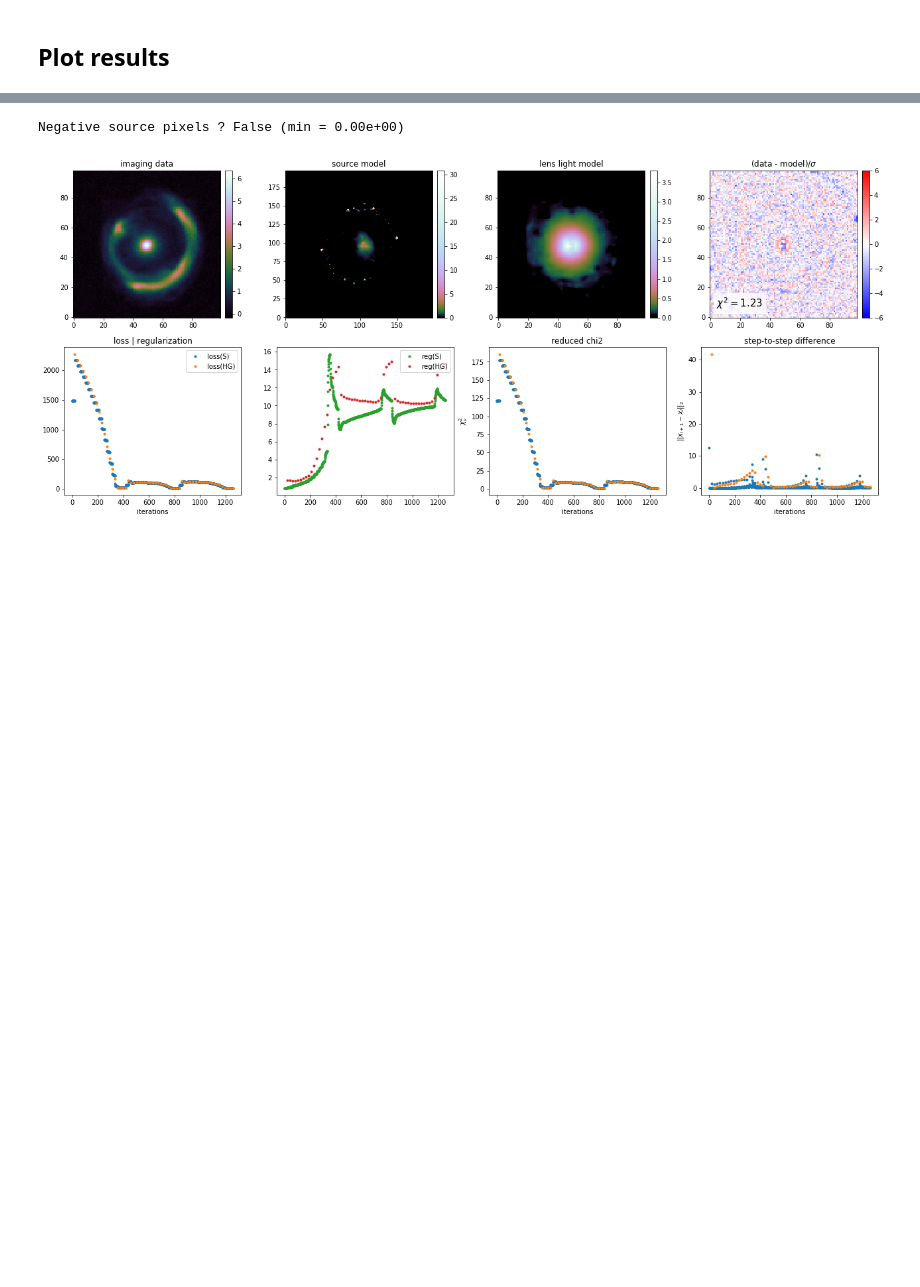
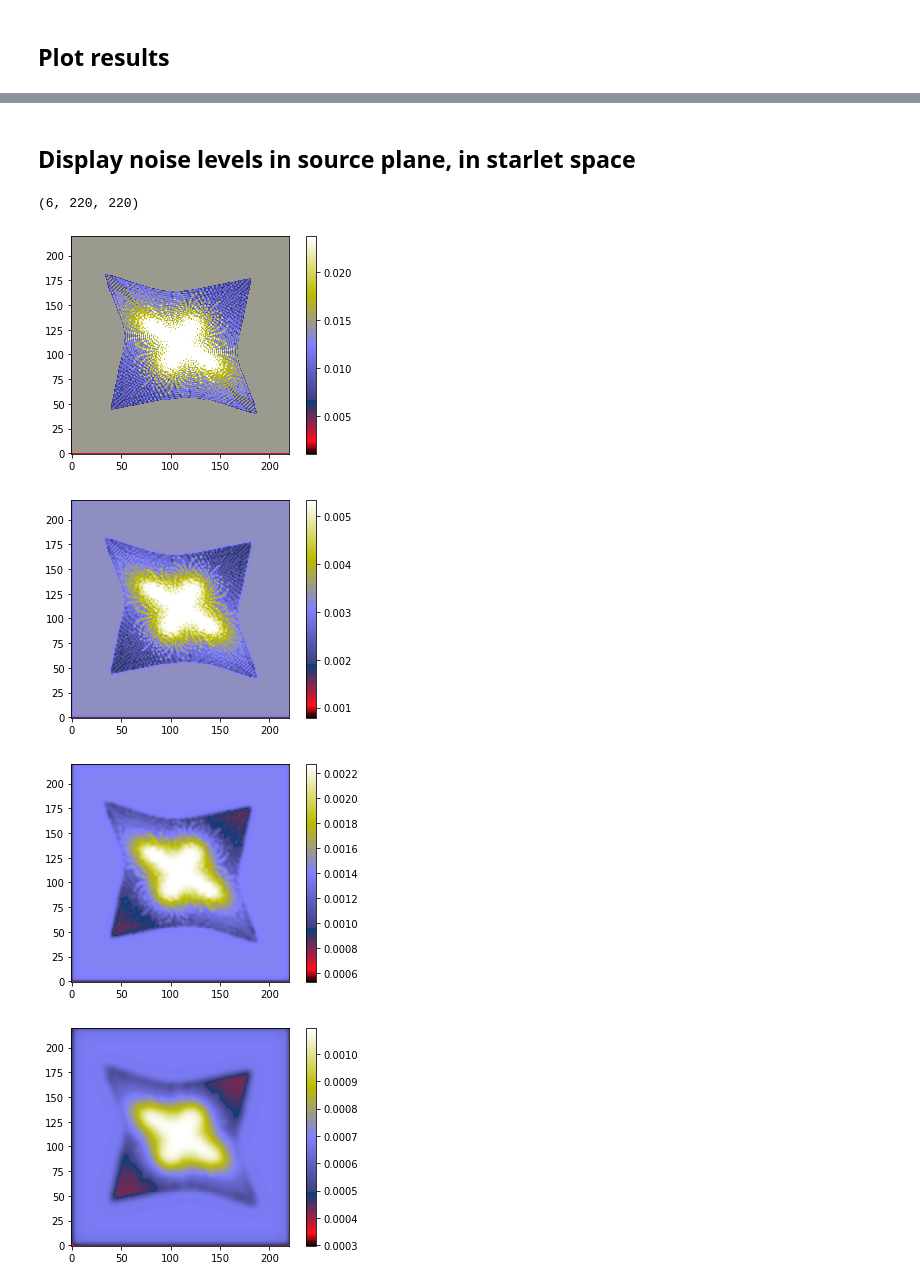
Before and after one commit to aymgal/SLITronomy, a Jupyter notebook: thirdparty/notebooks/06_complex_sourcelens_reconstruction.ipynb, the cells around one changed output, grey strips where cells are left out. Saved outputs shown, nothing was run; the diff lists cells and outputs as text; code cells hidden in the pictures; blank space fills up the shorter version.

```diff
--- a/thirdparty/notebooks/06_complex_sourcelens_reconstruction.ipynb
+++ b/thirdparty/notebooks/06_complex_sourcelens_reconstruction.ipynb
@@ -56,11 +58,12 @@ _, _, ra_at_xy_0, dec_at_xy_0, _, _, Mpix2coord, _ \
 
 kwargs_data = {
     'background_rms': background_rms,
-    #'exposure_time': np.ones((num_pix, num_pix)) * exp_time,  # individual exposure time/weight per pixel
     'ra_at_xy_0': ra_at_xy_0, 'dec_at_xy_0': dec_at_xy_0,
     'transform_pix2angle': Mpix2coord,
     'image_data': np.zeros((num_pix, num_pix))
 }
+if exp_time is not None:
+    kwargs_data['exposure_time'] = np.ones((num_pix, num_pix)) * exp_time
 data_class = ImageData(**kwargs_data)
 
 # PSF specification
@@ -125,0 +92,6 @@ lens_light_model_class = LightModel(light_model_list=lens_light_model_list)
+# %%
+# single power-law elliptical mass distribution
+lens_model_list = ['PEMD']
+kwargs_pemd = {'theta_E': 2.2, 'gamma': 2, 'center_x': 0, 'center_y': 0, 'e1': 0.1, 'e2': -0.2}
+kwargs_lens = [kwargs_pemd]#, kwargs_shear]
+lens_model_class = LensModel(lens_model_list=lens_model_list)
@@ -126,5 +147,6 @@ lens_light_model_class = LightModel(light_model_list=lens_light_model_list)
 # %%
-kwargs_numerics = {'supersampling_factor': 2, 'supersampling_convolution': False}
+# numerical settings of lenstronomy
+kwargs_numerics = {'supersampling_factor': 3, 'supersampling_convolution': False}
 
 # get the simalated lens image (i.e. image plane)
 imageModel = ImageModel(data_class, psf_class, lens_model_class, source_model_class,
@@ -134,8 +156,10 @@ imageModel = ImageModel(data_class, psf_class, lens_model_class, source_model_cl
 image_sim_no_noise = imageModel.image(kwargs_lens, kwargs_source, kwargs_lens_light, kwargs_ps=None)
 
 bkg = image_util.add_background(image_sim_no_noise, sigma_bkd=background_rms)
-#poisson = image_util.add_poisson(image_sim_no_noise, exp_time=exp_time)
-noise = bkg # + poisson
+noise = bkg
+if exp_time is not None:
+    poisson = image_util.add_poisson(image_sim_no_noise, exp_time=exp_time)
+    noise += poisson
 image_sim = image_sim_no_noise + noise
 image_sim_1d = lenstro_util.image2array(image_sim)
 
@@ -233,18 +273,18 @@ Runtime : 37.390 s
+# %% [markdown]
+## Display noise levels in source plane, in starlet space
 # %%
-sparseSolver = imageSparseFit.sparseSolver
-#lensingOperator = imageSparseFit.lensingOperator
+#nl = sparseSolver.noise.levels_image
+nl = sparseSolver.noise.levels_source
+print(nl.shape)
 
-#print(sparseSolver.noise_levels_image_plane.shape)
-#for n in range(len(sparseSolver.noise_levels_image_plane)):
-#    plt.figure()
-#    plt.imshow(sparseSolver.noise_levels_image_plane[n], origin='lower')
-#    plt.colorbar()
-#    plt.show()
-
-fig = sparseSolver.plot_results(res_vmin=-6, res_vmax=6,
-                                cmap_1=log_cmap('cubehelix', 1e-2, 1),
-                                cmap_2=log_cmap('cubehelix', 2e-2, 1))
-plt.show()
+for n in range(len(nl)):
+    plt.figure()
+    plt.imshow(nl[n], origin='lower', cmap='gist_stern')
+    plt.colorbar()
+    plt.show()
 # %% [output]
-Negative source pixels ? False (min = 0.00e+00)
+(6, 220, 220)
-[figure, old version]
+[figure, new version]
+[figure, added]
+[figure, added]
+[figure, added]
```
Also changed, not shown: parts of 23 cells of this notebook, 2 other files.
